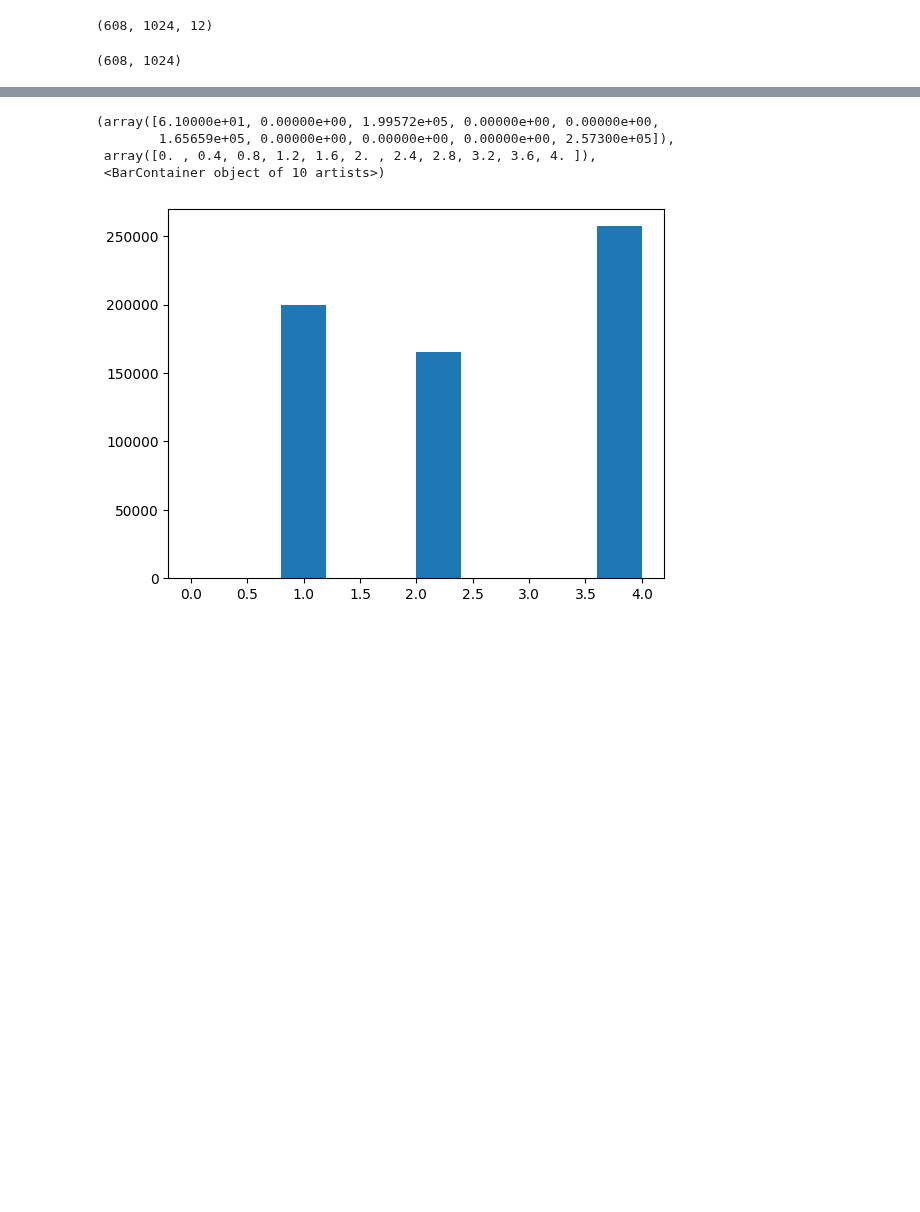
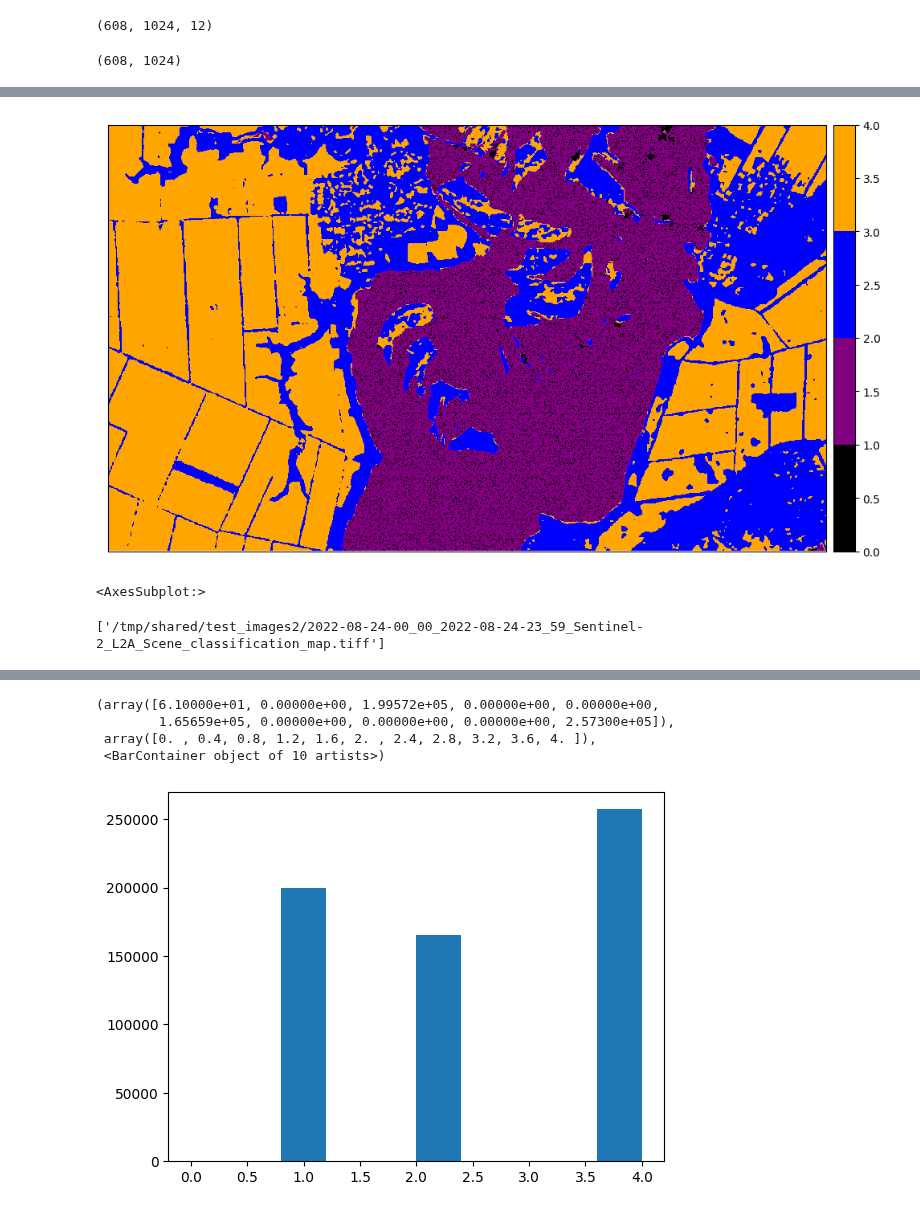
Before and after one commit to angpysha/Satellite_Imagery_Analysis, a Jupyter notebook: Classification/method3.ipynb, the cells around one changed output, grey strips where cells are left out. Cells and saved outputs as stored; diff of their text form; code cells hidden in the pictures; blank space fills up the shorter version.

```diff
--- a/Classification/method3.ipynb
+++ b/Classification/method3.ipynb
@@ -506,22 +565,3 @@ def createImageCubes(img_array, blk_width,blk_height):
-# %%
-def imageFromCube(cubes, imageWidth, imageHeight):
-    arrrr = np.empty((imageWidth, imageHeight,12))
-    cubesShape = cubes.shape
-    items_per_row = int(imageWidth/cubesShape[1])
-    items_per_col = int(imageHeight/cubesShape[2])
-    for el in range(0,cubesShape[0]):
-        num_row = int(el/items_per_col)
-        num_col = int(el%items_per_col)
-        #print("Row: ", num_row, " column: ", num_col)
-        for i in range(0,cubesShape[1]):
-            for j in range(0, cubesShape[2]):
-                x = int(i+num_row*cubesShape[1])
-                y = int(j+num_col*cubesShape[2])
-                #print("X: ", x, " Y: ", y)
-                arrrr[x,y] = cubes[el,i,j,:]
-        #arrrr[num_row, num_col] = cubes[el,:, :, :]
-        #num_col = int(int(el*cubesShape[1]%imageWidth)/imageHeight)
-    return arrrr
 # %%
 x_r_new = x_np[4]
 x_r_new = x_r_new[:,0:608,0:1024]
@@ -581,6 +621,7 @@ pred_cat.shape
 # %%
 pp = np.expand_dims(pred_cat, axis=-1)
 # %%
-pred_pxl = pred_cat.reshape(608,1024)
+# pred_pxl = pred_cat.reshape(608,1024)
+pred_pxl = imageFromCube(pred_cat,608,1024)
 # %%
 pred_pxl.shape
@@ -587,6 +630,11 @@ pred_pxl.shape
 # %%
-ep.plot_bands(pred_pxl,
+ep.plot_bands(pred_pxl[:,:,0],
               cmap=ListedColormap(['black', 'purple','blue', 'orange']))
+# %% [output]
+[figure, added]
+<AxesSubplot:>
 # %%
-Check_images = glob("/tmp/shared/dataset4/2/*Scen*.tiff")
+Check_images = glob("/tmp/shared/test_images2/*Scen*.tiff")
 Check_images
+# %% [output]
+['/tmp/shared/test_images2/2022-08-24-00_00_2022-08-24-23_59_Sentinel-2_L2A_Scene_classification_map.tiff']
```
Also changed, not shown: parts of 42 cells of this notebook.
